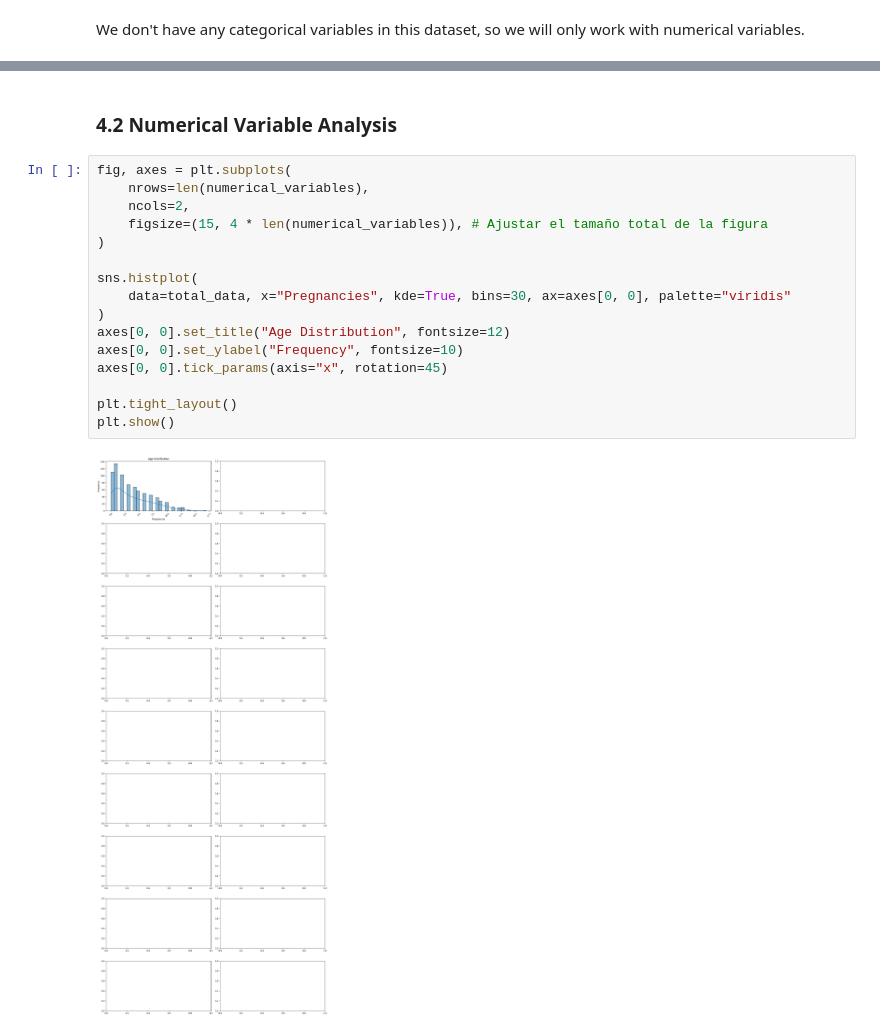
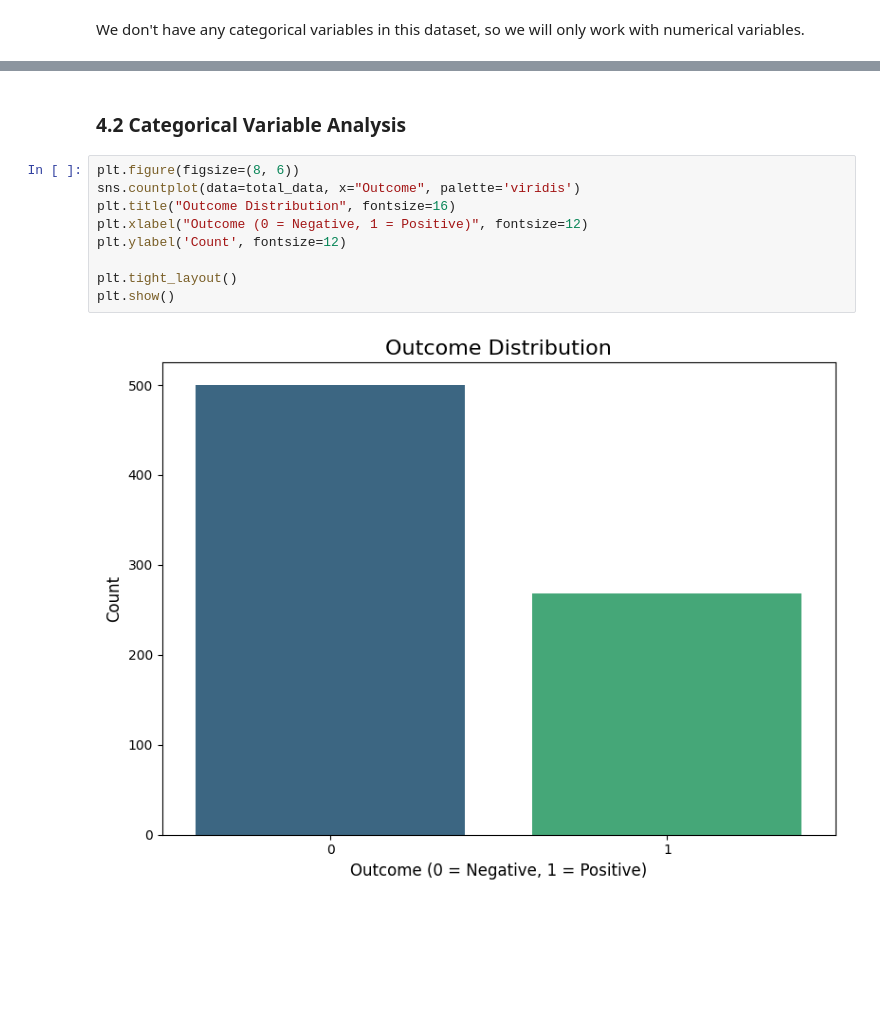
Before and after one commit to 4GeeksAcademy/danielpaez-dev-tree-decision, a Jupyter notebook: src/explore.ipynb, the cells around one changed output, grey strips where cells are left out. Cells and saved outputs as stored; diff of their text form; blank space fills up the shorter version.

Commit message:
feat: :sparkles: univariate analysis

```diff
--- a/src/explore.ipynb
+++ b/src/explore.ipynb
@@ -101,22 +103,15 @@ Age                           int64
 Outcome                       int64
 dtype: object
 # %% [markdown]
-### 4.2 Numerical Variable Analysis <a id='c4-2'></a>
+### 4.2 Categorical Variable Analysis <a id='c4-2'></a>
-# %%
-fig, axes = plt.subplots(
-    nrows=len(numerical_variables),
-    ncols=2,
-    figsize=(15, 4 * len(numerical_variables)), # Ajustar el tamaño total de la figura
-)
-
-sns.histplot(
-    data=total_data, x="Pregnancies", kde=True, bins=30, ax=axes[0, 0], palette="viridis"
-)
-axes[0, 0].set_title("Age Distribution", fontsize=12)
-axes[0, 0].set_ylabel("Frequency", fontsize=10)
-axes[0, 0].tick_params(axis="x", rotation=45)
-
-plt.tight_layout()
-plt.show()
-# %% [output]
-[figure, removed]
+# %%
+plt.figure(figsize=(8, 6))
+sns.countplot(data=total_data, x="Outcome", palette='viridis')
+plt.title("Outcome Distribution", fontsize=16)
+plt.xlabel("Outcome (0 = Negative, 1 = Positive)", fontsize=12)
+plt.ylabel('Count', fontsize=12)
+
+plt.tight_layout()
+plt.show()
+# %% [output]
+[figure, added]
```
Also changed, not shown: parts of 3 cells of this notebook.
